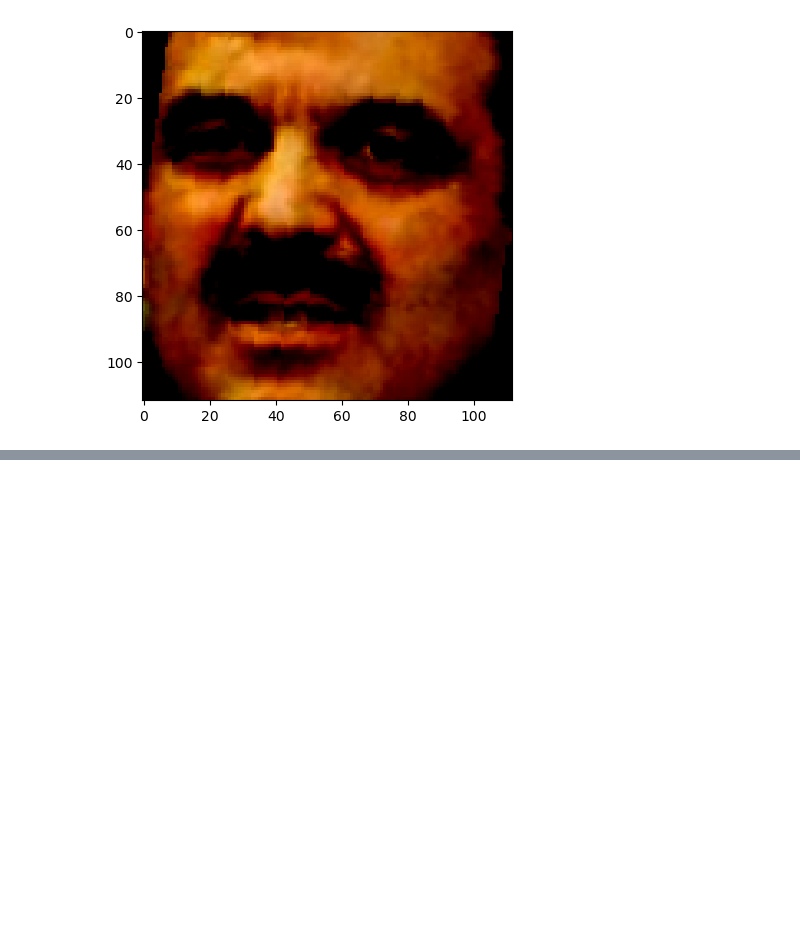
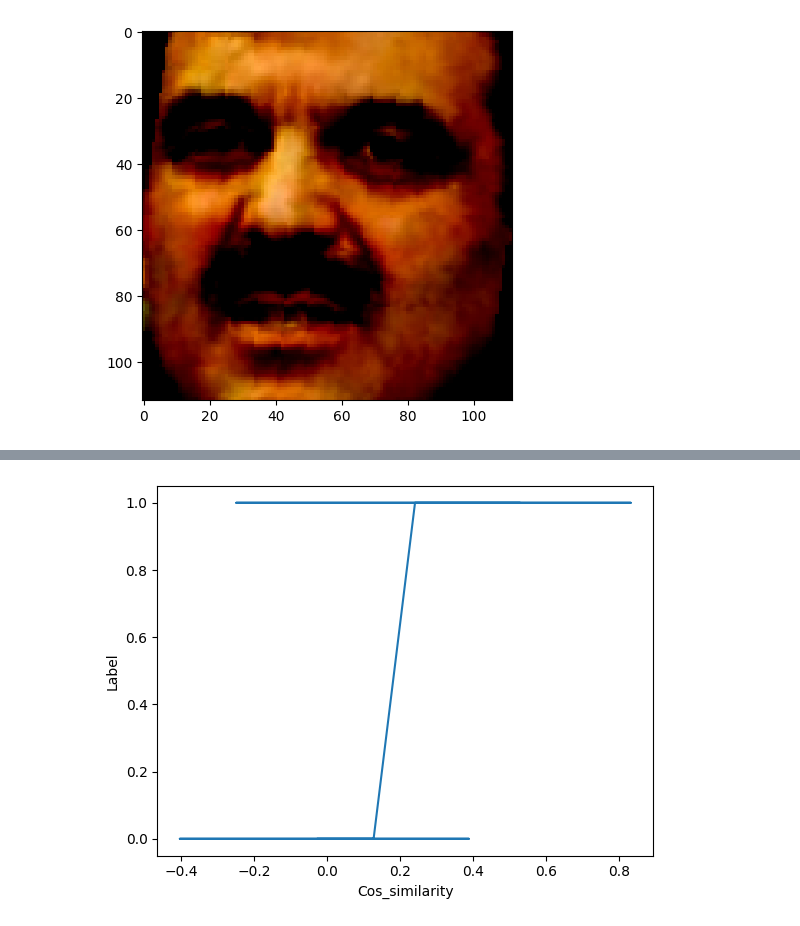
Before and after one commit to carteruh/ArcFace, a Jupyter notebook: arcface.ipynb, the cells around one changed output, grey strips where cells are left out. Cells and saved outputs as stored; diff of their text form; code cells hidden in the pictures; blank space fills up the shorter version.

```diff
--- a/arcface.ipynb
+++ b/arcface.ipynb
@@ -1021,0 +1075,8 @@ Cosine Similarity: 0.09493532031774521, Prediction: False, Ground Truth: 0
+# %%
+# Make Graph and Histogram of Data Distributions
+plt.plot(cos_list, y_true)
+plt.xlabel('Cos_similarity')
+plt.ylabel('Label')
+plt.show()
+# %% [output]
+[figure, added]
```
Also changed, not shown: parts of 17 cells of this notebook.
